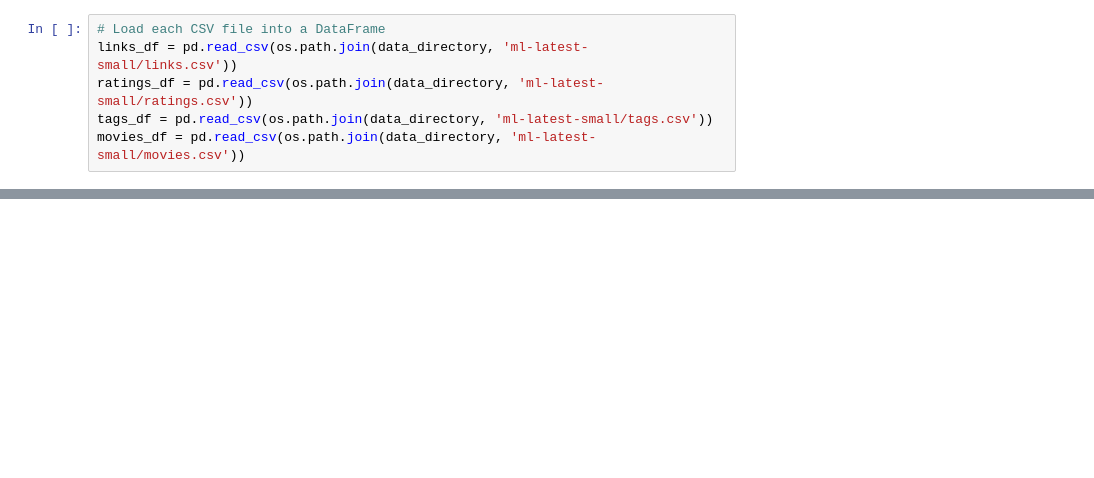
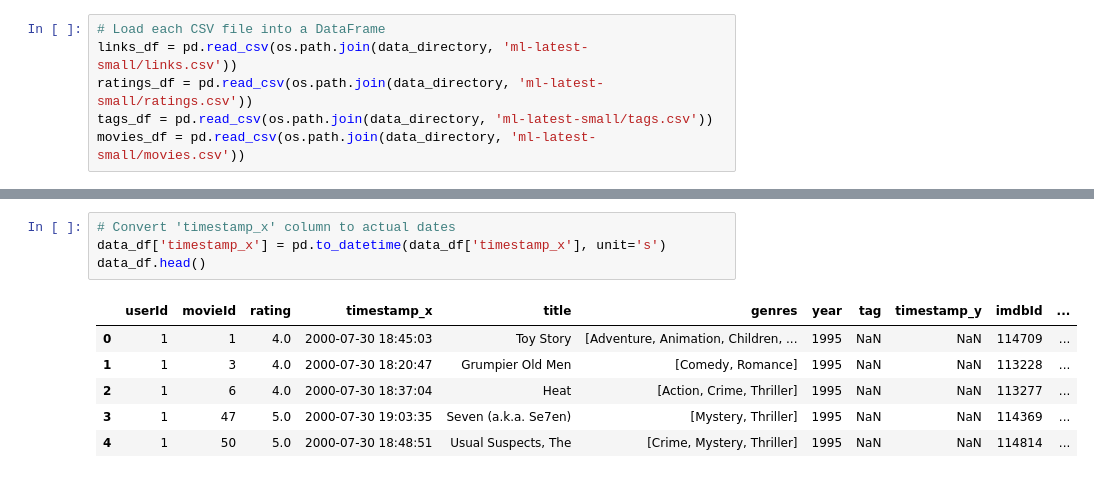
Before and after one commit to m-r-c-l/Movie-Recommendation-Engine, a Jupyter notebook: notebooks/Tim_Notebook.ipynb, the cells around one changed output, grey strips where cells are left out. Drawn from its saved outputs; the diff is of its cells as text; blank space fills up the shorter version.

```diff
--- a/notebooks/Tim_Notebook.ipynb
+++ b/notebooks/Tim_Notebook.ipynb
@@ -16,0 +153,11 @@ movies_df = pd.read_csv(os.path.join(data_directory, 'ml-latest-small/movies.csv
+# %%
+# Convert 'timestamp_x' column to actual dates
+data_df['timestamp_x'] = pd.to_datetime(data_df['timestamp_x'], unit='s')
+data_df.head()
+# %% [output]
+|  | userId | movieId | rating | timestamp_x | title | genres | year | tag | timestamp_y | imdbId | ... |
+| 0 | 1 | 1 | 4.0 | 2000-07-30 18:45:03 | Toy Story | [Adventure, Animation, Children, ... | 1995 | NaN | NaN | 114709 | ... |
+| 1 | 1 | 3 | 4.0 | 2000-07-30 18:20:47 | Grumpier Old Men | [Comedy, Romance] | 1995 | NaN | NaN | 113228 | ... |
+| 2 | 1 | 6 | 4.0 | 2000-07-30 18:37:04 | Heat | [Action, Crime, Thriller] | 1995 | NaN | NaN | 113277 | ... |
+| 3 | 1 | 47 | 5.0 | 2000-07-30 19:03:35 | Seven (a.k.a. Se7en) | [Mystery, Thriller] | 1995 | NaN | NaN | 114369 | ... |
+| 4 | 1 | 50 | 5.0 | 2000-07-30 18:48:51 | Usual Suspects, The | [Crime, Mystery, Thriller] | 1995 | NaN | NaN | 114814 | ... |
```
Also changed, not shown: parts of 13 cells of this notebook.
